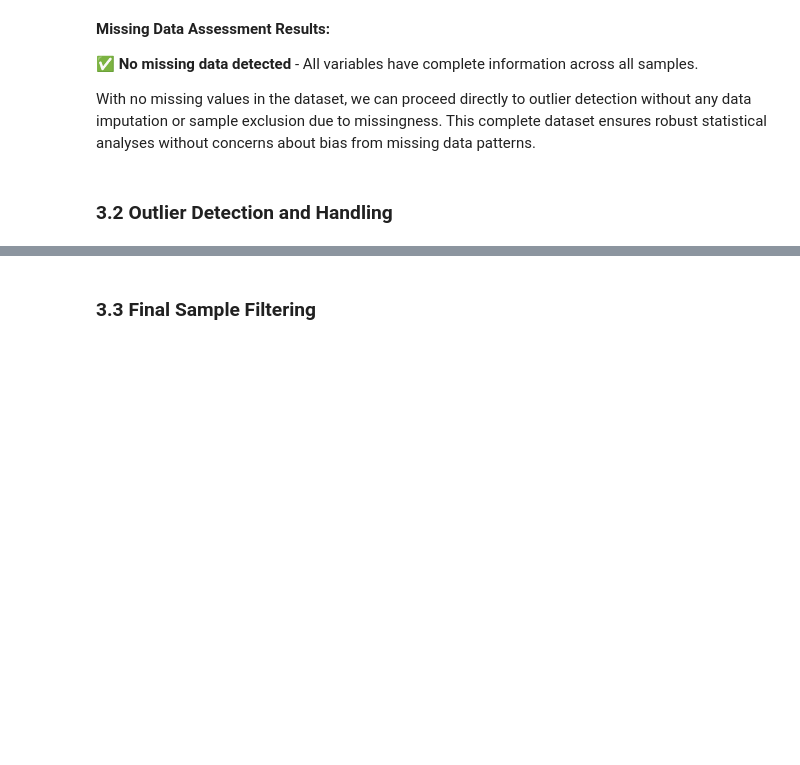
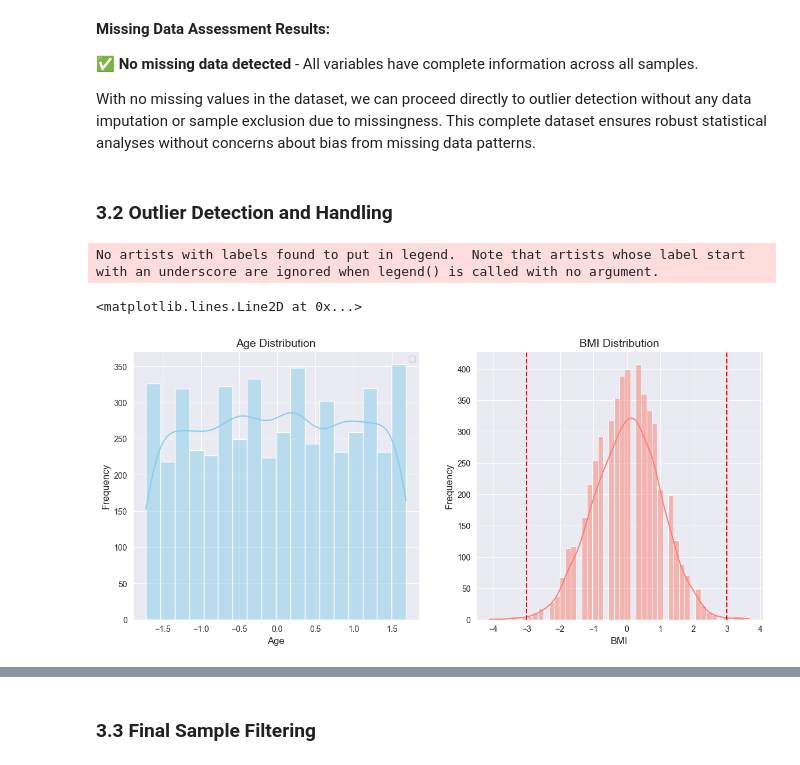
Before and after one commit to zkhechadoorian/coffee-gut-microbiome, a Jupyter notebook: notebooks/02_metadata_coffee_definition.ipynb, the cells around one changed output, grey strips where cells are left out. Saved outputs shown, nothing was run; the diff lists cells and outputs as text; code cells hidden in the pictures; blank space fills up the shorter version.

```diff
--- a/notebooks/02_metadata_coffee_definition.ipynb
+++ b/notebooks/02_metadata_coffee_definition.ipynb
@@ -503,3 +503,31 @@ Overall missing rate: 0.00%
 With no missing values in the dataset, we can proceed directly to outlier detection without any data imputation or sample exclusion due to missingness. This complete dataset ensures robust statistical analyses without concerns about bias from missing data patterns.
 # %% [markdown]
 ### 3.2 Outlier Detection and Handling
+# %%
+# z-score distributions
+metadata = metadata.with_columns(
+    age_zscore = (pl.col('age') - pl.col('age').mean()) / pl.col('age').std(),
+    bmi_zscore = (pl.col('bmi') - pl.col('bmi').mean()) / pl.col('bmi').std()
+)
+# %%
+# plot distributions of age and bmi with z-scores
+fig, axes = plt.subplots(1, 2, figsize=(14, 6))
+
+# plot age z-score distribution
+sns.histplot(metadata['age_zscore'], kde=True, ax=axes[0], color='skyblue')
+axes[0].set_title('Age Distribution', fontsize=14)
+axes[0].set_xlabel('Age', fontsize=12)
+axes[0].set_ylabel('Frequency', fontsize=12)
+axes[0].legend()
+
+# plot BMI z-score distribution
+sns.histplot(metadata['bmi_zscore'], kde=True, ax=axes[1], color='salmon')
+axes[1].set_title('BMI Distribution', fontsize=14)
+axes[1].set_xlabel('BMI', fontsize=12)
+axes[1].set_ylabel('Frequency', fontsize=12)
+axes[1].axvline(-3, color='red', linestyle='--', label='z=-3')
+axes[1].axvline(3, color='red', linestyle='--', label='z=3')
+# %% [output]
+No artists with labels found to put in legend.  Note that artists whose label start with an underscore are ignored when legend() is called with no argument.
+<matplotlib.lines.Line2D at 0x...>
+[figure, added]
```
Also changed, not shown: parts of 5 cells of this notebook.
